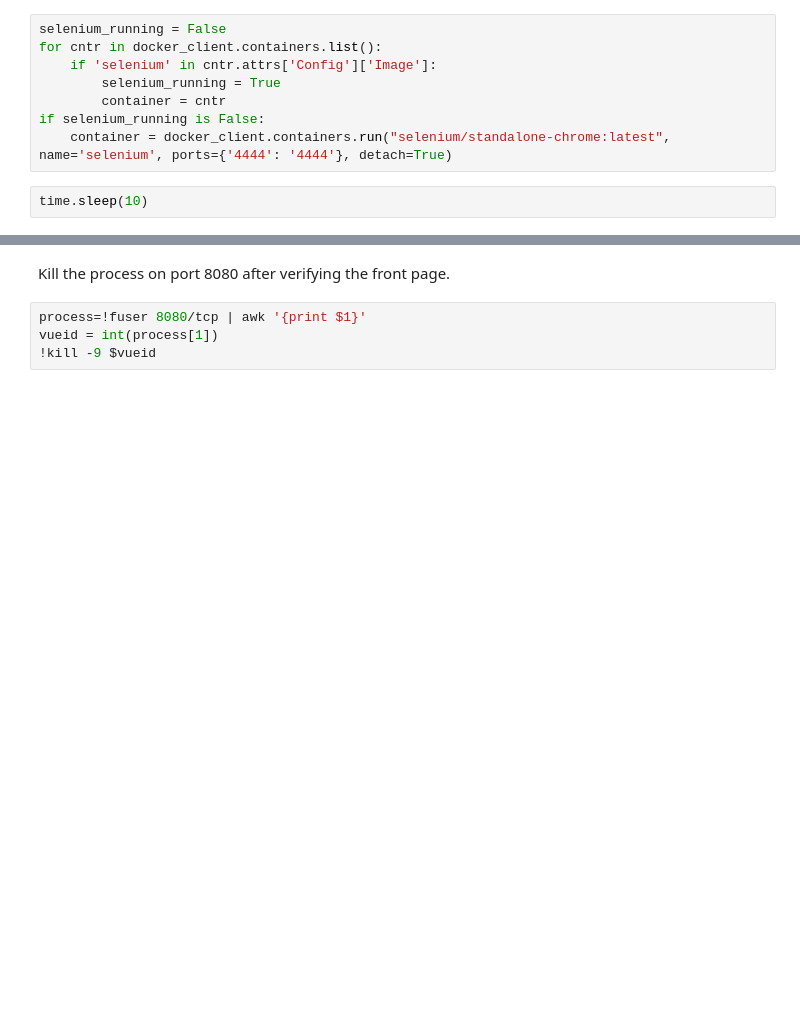
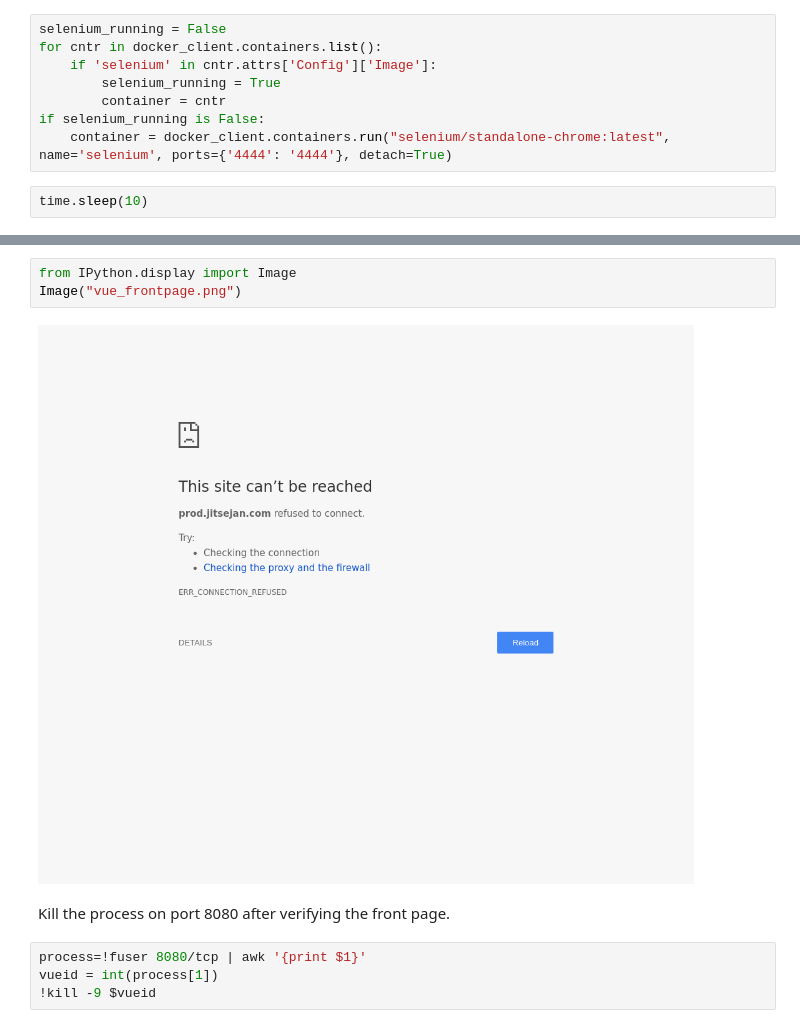
Before and after one commit to jitsejan/notebooks, a Jupyter notebook: notebooks/MEVN.ipynb, the cells around one changed output, grey strips where cells are left out. Cells and saved outputs as stored; diff of their text form; blank space fills up the shorter version.

```diff
--- a/notebooks/MEVN.ipynb
+++ b/notebooks/MEVN.ipynb
@@ -1030,3 +1061,8 @@ True
+# %%
+from IPython.display import Image
+Image("vue_frontpage.png")
+# %% [output]
+[figure, added]
 # %% [markdown]
 Kill the process on port 8080 after verifying the front page.
 # %%
```
Also changed, not shown: parts of 84 cells of this notebook.
